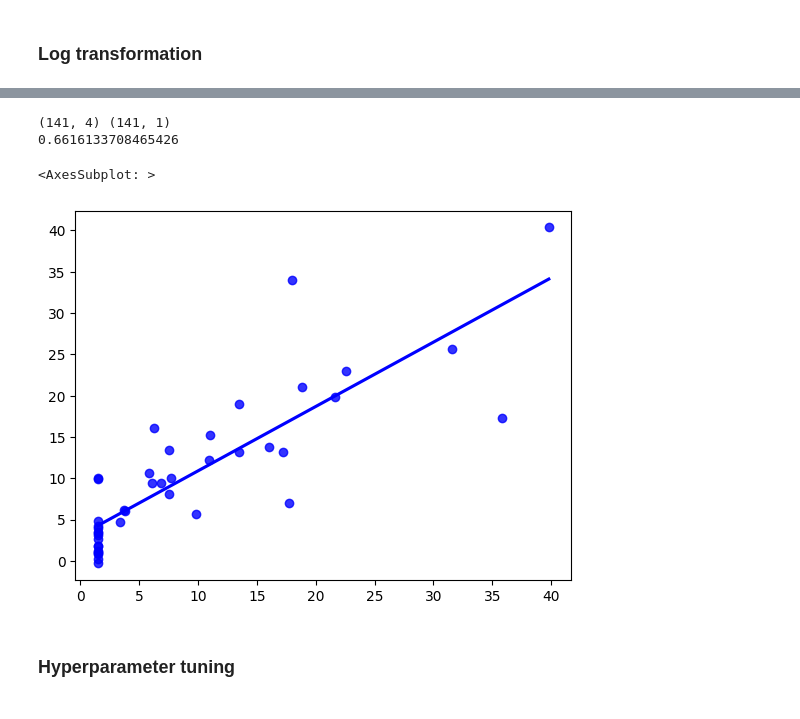
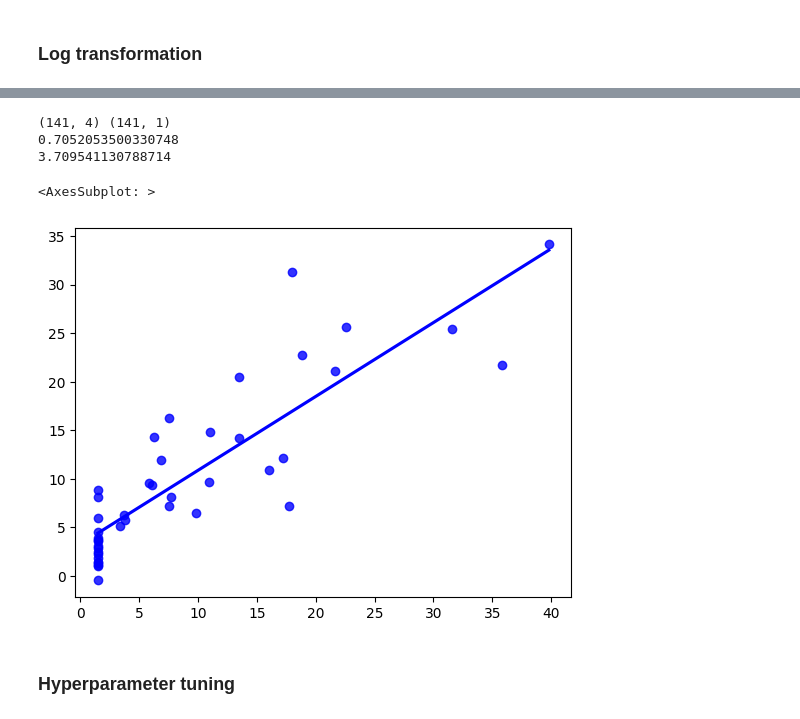
Before and after one commit to Sean2309/10.020_DataDrivenWorld_2D_Project-, a Jupyter notebook: Code/Modelling/linear_regression.ipynb, the cells around one changed output, grey strips where cells are left out. Cells and saved outputs as stored; diff of their text form; code cells hidden in the pictures.

```diff
--- a/Code/Modelling/linear_regression.ipynb
+++ b/Code/Modelling/linear_regression.ipynb
@@ -380,8 +386,9 @@ vifs
 4. Corruption_Perception_Index_2020
 # %%
 selected_combi = ['Net_FDI_2020', 'Access_To_Electricity_2020', 'Fertility_Rate_2020', 'Corruption_Perception_Index_2020']
+output_names = ['Prevalence_of_undernourishment_2020']
 
-df_features, df_target = get_features_targets(df, combi, output_names)
+df_features, df_target = get_features_targets(df, selected_combi, output_names)
 n = len(df_features.columns)
 df_features, df_target = remove_outliers(df_features, df_target)
 
@@ -389,7 +396,7 @@ df_features, df_target = remove_outliers(df_features, df_target)
 df_features_train, df_features_test, df_target_train, df_target_test = split_data(df_features, df_target, 100, 0.3)
 
 target = prepare_target(df_target_test)
-pred = predict(df_features_test, betas[str(combi)])
+pred = predict(df_features_test, betas[str(selected_combi)])
 
 sns.regplot(x=target,y=pred,ci=None,color='blue')
 # %% [output]
@@ -398,2 +404,9 @@ sns.regplot(x=target,y=pred,ci=None,color='blue')
 # %% [markdown]
 ### Log transformation
+# %%
+selected_combi = ['Net_FDI_2020', 'Access_To_Electricity_2020', 'Fertility_Rate_2020', 'Corruption_Perception_Index_2020']
+df_features = df[selected_combi].copy()
+df_features[selected_combi[0]] = df_features[selected_combi[0]] ** (1/2)
+#df_features[selected_combi[1]] = np.log(-df_features[selected_combi[1]]+df_features[selected_combi[1]].median())
+df_features[selected_combi[2]] = 1 / (df_features[selected_combi[2]])
+sns.pairplot(data=pd.concat([df_features[[selected_combi[0]]], df[output_names]], axis=1))
@@ -437,41 +447,46 @@ df_features, df_target = remove_outliers(df_features, df_target)
 # print(df_target[:5])
 
 # Apply transformation to dependent vars
-df_features = np.log(df_features)
-df_features.fillna(df_features.mean(), inplace=True)
+#df_features[selected_combi[0]] = df_features[selected_combi[0]] ** (1/3)
+#df_features[selected_combi[1]] = 1 / ((df_features[selected_combi[1]]).max()-df_features[selected_combi[1]])
+df_features[selected_combi[2]] = 1 / (df_features[selected_combi[2]])
+#df_features.fillna(df_features.mean(), inplace=True)
 print(df_features.shape, df_target.shape)
 
 # Split the data set into training and test
 df_features_train, df_features_test, df_target_train, df_target_test = split_data(df_features, df_target, 100, 0.3)
 
 # Normalize the features using z normalization
 df_features_train_z = normalize_z(df_features_train)
 
 # Change the features and the target to numpy array using the prepare functions
 X = prepare_feature(df_features_train_z)
 target = prepare_target(df_target_train)
 
 iterations = 1500
 alpha = 0.01
 beta = np.zeros((n+1,1))
 
 # Call the gradient_descent function
 beta, J_storage = gradient_descent(X, target, beta, alpha, iterations)
 
 # call the predict() method
 pred = predict(df_features_test, beta)
 
 # Evaluate the model
 target = prepare_target(df_target_test)
 adj_r2 = adjusted_r2_score(target, pred, n)
+mae = mean_absolute_error(target, pred)
 print(adj_r2)
+print(mae)
 
 sns.regplot(x=target,y=pred,ci=None,color='blue')
 # %% [output]
 (141, 4) (141, 1)
-0.6616133708465426
+0.7052053500330748
+3.709541130788714
 <AxesSubplot: >
-[figure, old version]
+[figure, new version]
 # %% [markdown]
 ### Hyperparameter tuning
 # %%
```
Also changed, not shown: parts of 17 cells of this notebook.
